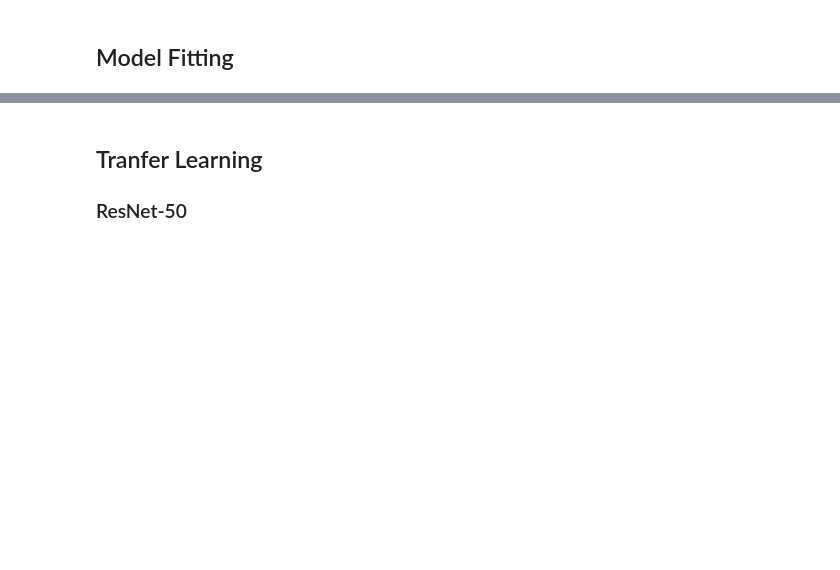
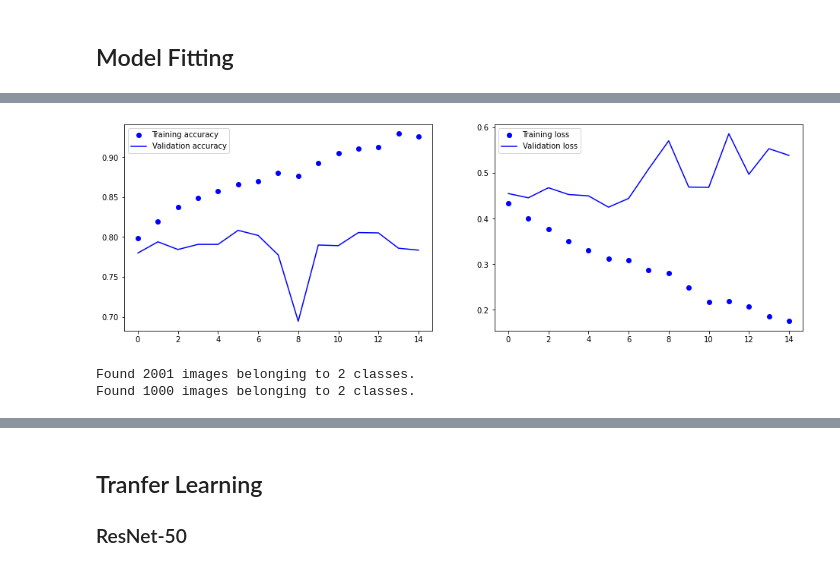
Before and after one commit to holic1021/tfcert, a Jupyter notebook: Image Classification/CatVDogs.ipynb, the cells around one changed output, grey strips where cells are left out. Saved outputs shown, nothing was run; the diff lists cells and outputs as text; code cells hidden in the pictures; blank space fills up the shorter version.

```diff
--- a/Image Classification/CatVDogs.ipynb
+++ b/Image Classification/CatVDogs.ipynb
@@ -105,3 +109,10 @@ print(len(os.listdir(validation_dogs_dir)))
+# %%
+!wget https://storage.googleapis.com/mledu-datasets/cats_and_dogs_filtered.zip \
+      -O "/tmp/cats_and_dogs_filtered.zip"
+!unzip -q "/tmp/cats_and_dogs_filtered.zip" -d "/home/jupyter/+data/"
+base = "/home/jupyter/+data/cats_and_dogs_filtered"
+train_dir_filtered = os.path.join(base, "train")
+validation_dir_filtered = os.path.join(base, "validation")
 # %% [markdown]
 ## Visualize Images
 # %%
@@ -185,7 +180,7 @@ Non-trainable params: 0
 _________________________________________________________________
 # %%
 model.compile(loss='binary_crossentropy',
-              optimizer=RMSprop(lr=1e-3),
+              optimizer=RMSprop(lr=1e-4),
               metrics=['acc'])
 # %% [markdown]
 ## ImageDataGenerator
@@ -208,8 +206,9 @@ Found 2500 images belonging to 2 classes.
 # %% [markdown]
 ## Model Fitting
 # %%
-history = model.fit(
-    train_generator,
-    epochs=15,
-    validation_data=test_generator)
+train_generator = generator(train_dir_filtered)
+validation_generator = generator(validation_dir_filtered)
+history = model.fit(train_generator,
+                    epochs=20,
+                    validation_data=validation_generator)
 # %% [output]
@@ -223,0 +232,33 @@ KeyboardInterrupt:
+# %%
+def plot_learning_curves(history):
+    acc = history.history["acc"]
+    val_acc = history.history["val_acc"]
+    loss = history.history["loss"]
+    val_loss = history.history["val_loss"]
+    epochs = range(len(acc))
+    plt.figure(figsize=(16, 5))
+    acc_plt = plt.subplot(1, 2, 1)
+    acc_plt.plot(epochs, acc, "bo", label="Training accuracy")
+    acc_plt.plot(epochs, val_acc, "b", label="Validation accuracy")
+    plt.legend()
+#     plt.gca().set_ylim(0, 1)
+
+    loss_plt = plt.subplot(1, 2, 2)
+    loss_plt.plot(epochs, loss, "bo", label="Training loss")
+    loss_plt.plot(epochs, val_loss, "b", label="Validation loss")
+    plt.legend()
+#     plt.gca().set_ylim(0, 1)
+    plt.show()
+# %%
+plot_learning_curves(history)
+# %% [output]
+[figure, added]
+# %%
+train_generator = generator(train_dir_filtered, augmented=True)
+validation_generator = generator(validation_dir_filtered)
+# history_aug = model.fit(train_generator,
+#                         epochs=20,
+#                         validation_data=validation_generator)
+# %% [output]
+Found 2001 images belonging to 2 classes.
+Found 1000 images belonging to 2 classes.
```
Also changed, not shown: parts of 21 cells of this notebook, 2 other files.
